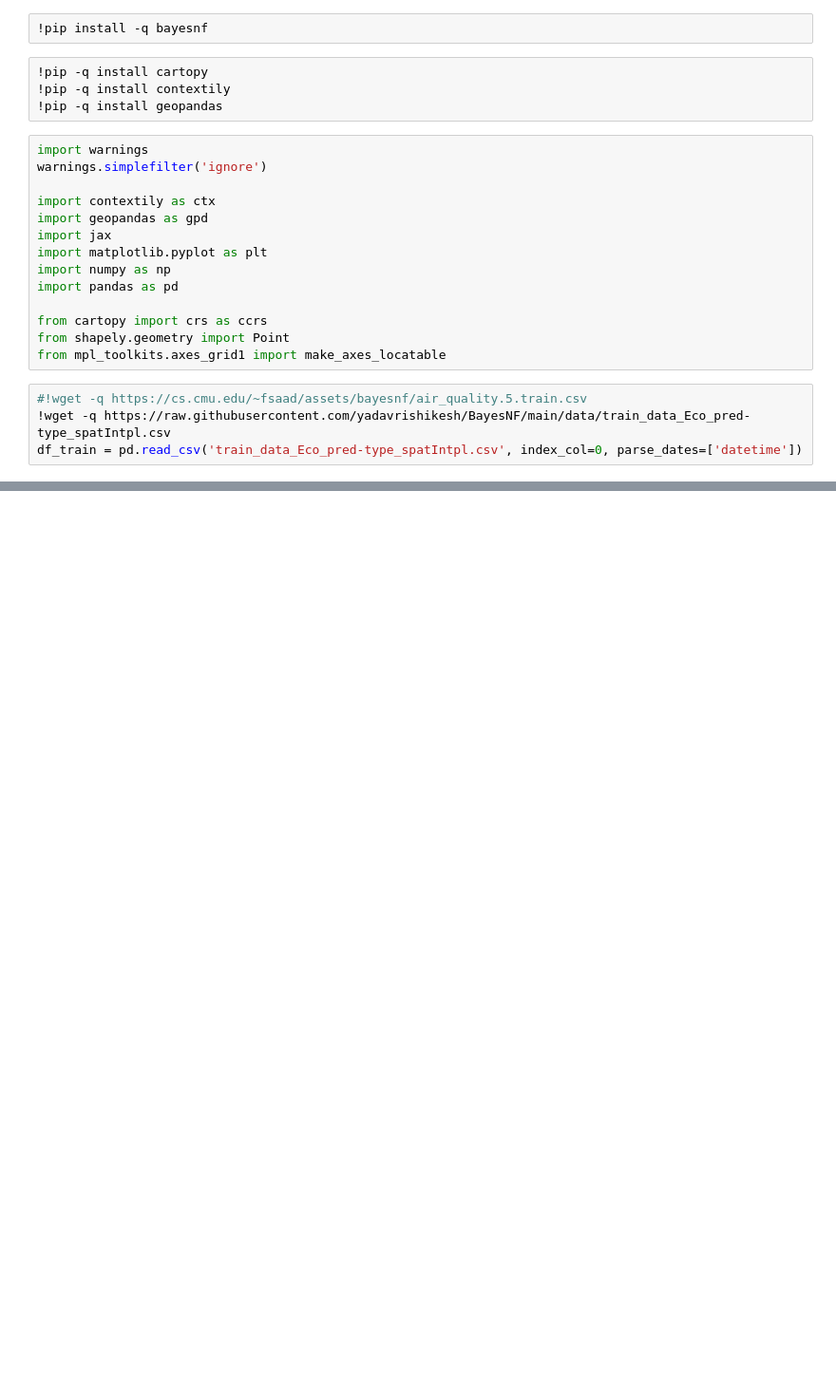
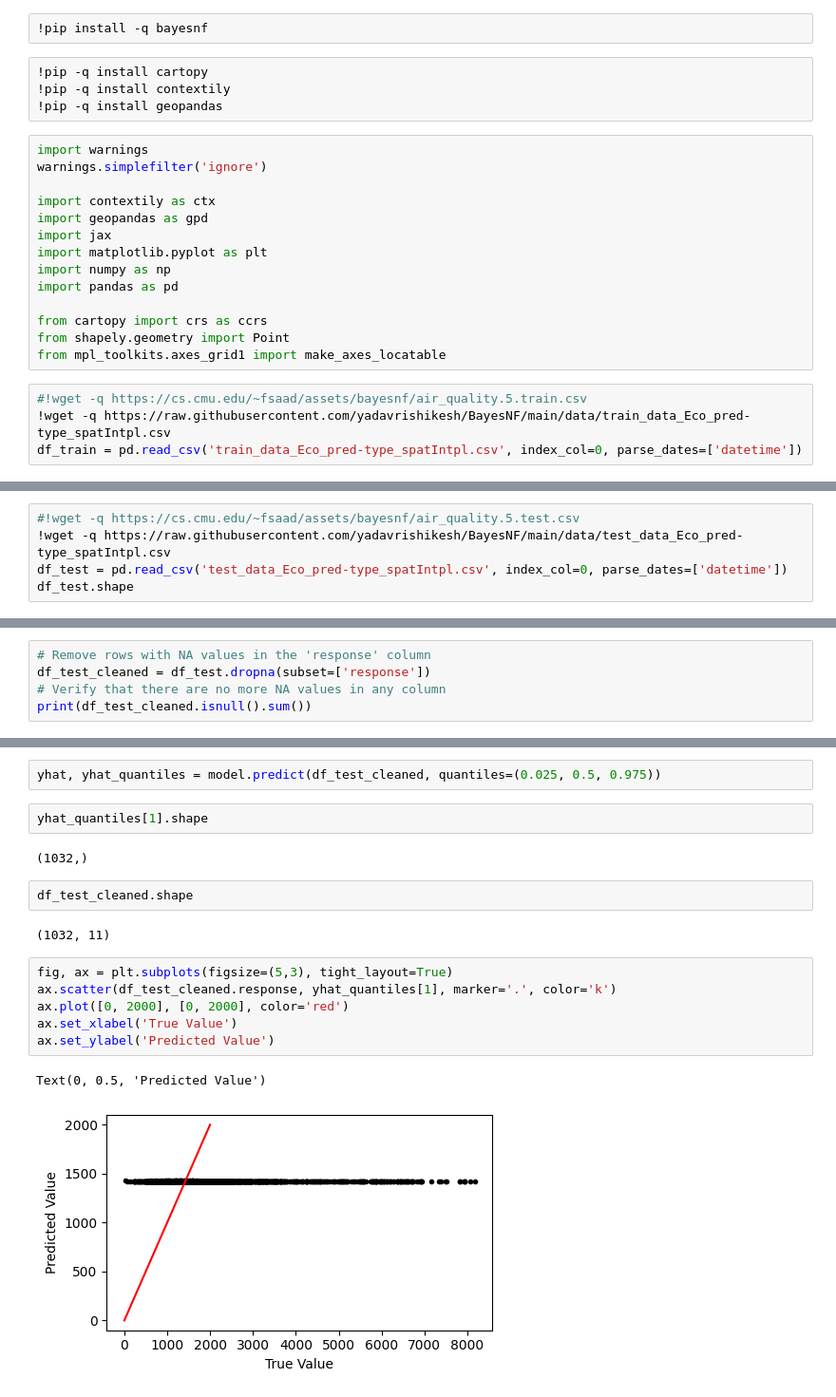
Before and after one commit to yadavrishikesh/BayesNF, a Jupyter notebook: BayesNF_on_EcoCounter_bike.ipynb, the cells around one changed output, grey strips where cells are left out. Shown at 95% size. Saved outputs shown, nothing was run; the diff lists cells and outputs as text; blank space fills up the shorter version.

```diff
--- a/BayesNF_on_EcoCounter_bike.ipynb
+++ b/BayesNF_on_EcoCounter_bike.ipynb
@@ -63,0 +102,5 @@ model = model.fit(
+# %%
+#!wget -q https://cs.cmu.edu/~fsaad/assets/bayesnf/air_quality.5.test.csv
+!wget -q https://raw.githubusercontent.com/yadavrishikesh/BayesNF/main/data/test_data_Eco_pred-type_spatIntpl.csv
+df_test = pd.read_csv('test_data_Eco_pred-type_spatIntpl.csv', index_col=0, parse_dates=['datetime'])
+df_test.shape
@@ -63,0 +109,5 @@ model = model.fit(
+# %%
+# Remove rows with NA values in the 'response' column
+df_test_cleaned = df_test.dropna(subset=['response'])
+# Verify that there are no more NA values in any column
+print(df_test_cleaned.isnull().sum())
@@ -63,0 +127,19 @@ model = model.fit(
+# %%
+yhat, yhat_quantiles = model.predict(df_test_cleaned, quantiles=(0.025, 0.5, 0.975))
+# %%
+yhat_quantiles[1].shape
+# %% [output]
+(1032,)
+# %%
+df_test_cleaned.shape
+# %% [output]
+(1032, 11)
+# %%
+fig, ax = plt.subplots(figsize=(5,3), tight_layout=True)
+ax.scatter(df_test_cleaned.response, yhat_quantiles[1], marker='.', color='k')
+ax.plot([0, 2000], [0, 2000], color='red')
+ax.set_xlabel('True Value')
+ax.set_ylabel('Predicted Value')
+# %% [output]
+Text(0, 0.5, 'Predicted Value')
+[figure, added]
```
Also changed, not shown: parts of 7 cells of this notebook.
